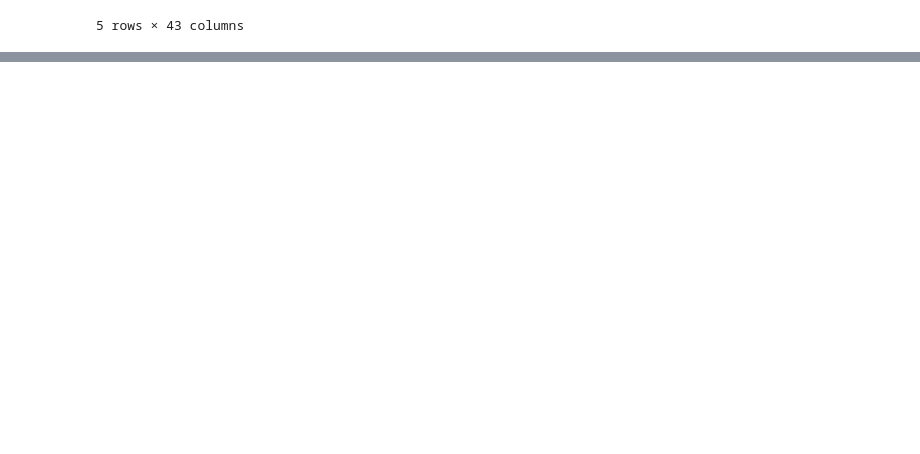
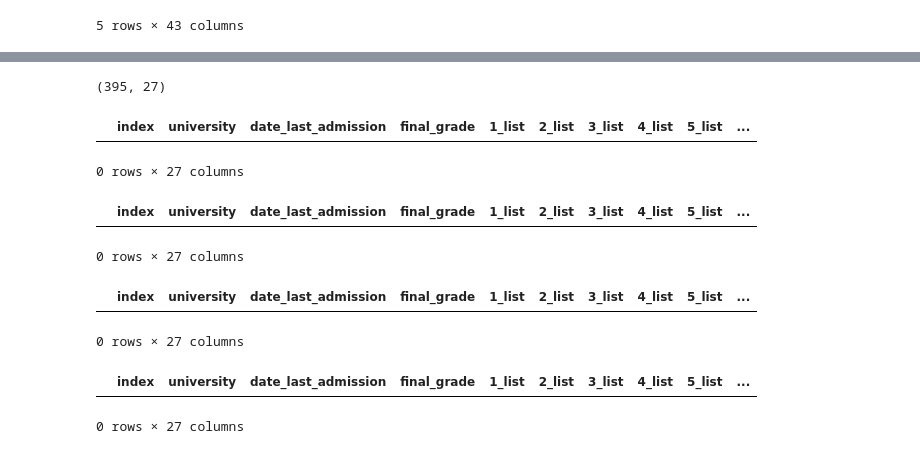
Before and after one commit to MiguelMonederoRubio/MasterDataScience_FinalProject_TFM, a Jupyter notebook: notas.ipynb, the cells around one changed output, grey strips where cells are left out. Cells and saved outputs as stored; diff of their text form; code cells hidden in the pictures; blank space fills up the shorter version.

Commit message:
unfied data and first steps in data cleaning

```diff
--- a/notas.ipynb
+++ b/notas.ipynb
@@ -113,0 +118,4 @@ df_2010_2011
+# %%
+for i in range(1, 24):
+    dfs_unified[str(i) + '_list'] = ''
+    copy_data(str(i) + '_list', str(i) + 'ª Lista')
@@ -113,0 +131,15 @@ df_2010_2011
+# %%
+# drop all old columns
+dfs_unified = dfs_unified.drop(['Notas de corte de Medicina',
+       'Última fecha de admisión \n(Fecha de la nota final)',
+       'Nota de corte final de Medicina', '1ª Lista', '2ª Lista', '3ª Lista',
+       '4ª Lista', '5ª Lista', '6ª Lista', '7ª Lista', '8ª Lista', '9ª Lista',
+       '10ª Lista', '11ª Lista', '12ª Lista', '13ª Lista', '14ª Lista',
+       '15ª Lista', '16ª Lista', '17ª Lista', '18ª Lista', '19ª lista',
+       '20ª lista', 'Fecha de última admisión', 'Nota de corte final',
+       'Facultad de Medicina', 'Nota de corte actual', '19ª Lista',
+       '20ª Lista', '21ª Lista', '22ª Lista', '23ª Lista', 'Universidad',
+       'Situación según \nDefensores Universitarios / Secretarías'], axis=1)
+# %%
+dfs_unified = dfs_unified.reset_index()
+dfs_unified
@@ -113,0 +181,26 @@ df_2010_2011
+# %%
+dfs_unified = dfs_unified[dfs_unified['university'].str.contains('U')]
+# %%
+dfs_unified.shape
+# %% [output]
+(395, 27)
+# %%
+dfs_unified[dfs_unified['date_last_admission'].isnull()]
+# %% [output]
+|  | index | university | date_last_admission | final_grade | 1_list | 2_list | 3_list | 4_list | 5_list | ... |
+0 rows × 27 columns
+# %%
+dfs_unified[dfs_unified['1_list'].isnull()]
+# %% [output]
+|  | index | university | date_last_admission | final_grade | 1_list | 2_list | 3_list | 4_list | 5_list | ... |
+0 rows × 27 columns
+# %%
+dfs_unified[dfs_unified['final_grade'].isnull()]
+# %% [output]
+|  | index | university | date_last_admission | final_grade | 1_list | 2_list | 3_list | 4_list | 5_list | ... |
+0 rows × 27 columns
+# %%
+dfs_unified[dfs_unified['university'].isnull()]
+# %% [output]
+|  | index | university | date_last_admission | final_grade | 1_list | 2_list | 3_list | 4_list | 5_list | ... |
+0 rows × 27 columns
```
Also changed, not shown: parts of 25 cells of this notebook.
